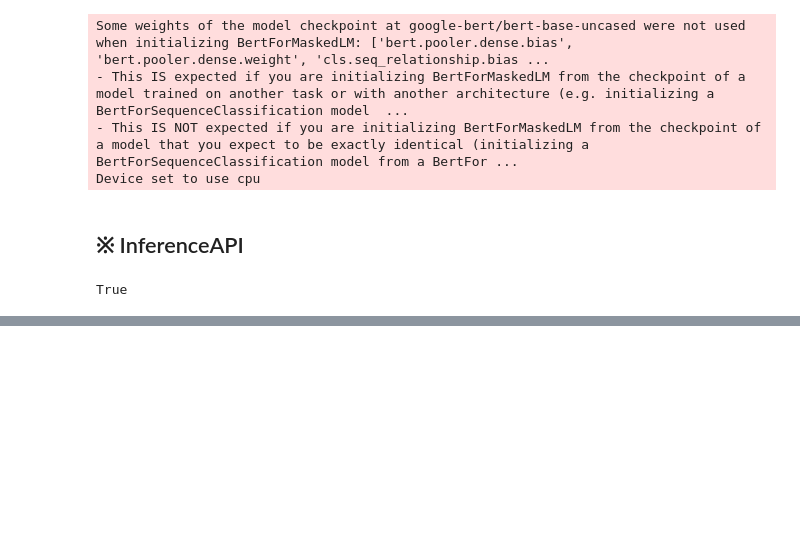
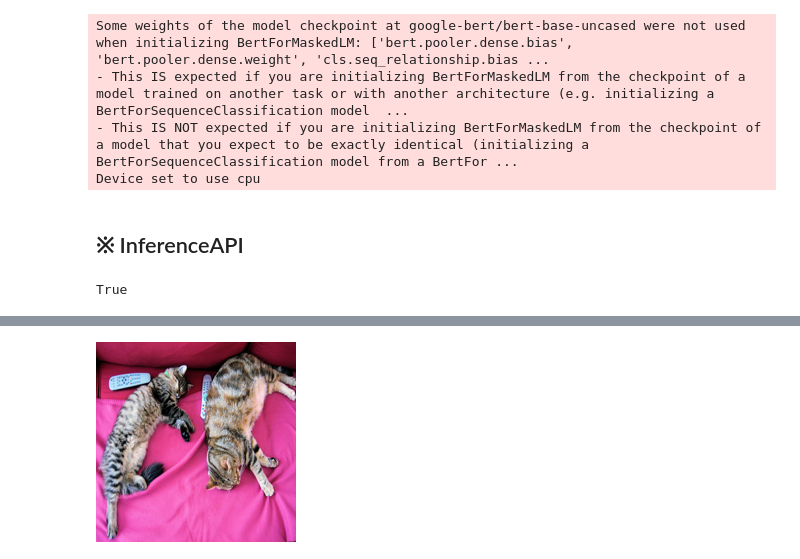
Before and after one commit to hora4444/ai, a Jupyter notebook: source/08_LLM/ch1_허깅페이스.ipynb, the cells around one changed output, grey strips where cells are left out. Saved outputs shown, nothing was run; the diff lists cells and outputs as text; code cells hidden in the pictures; blank space fills up the shorter version.

```diff
--- a/source/08_LLM/ch1_허깅페이스.ipynb
+++ b/source/08_LLM/ch1_허깅페이스.ipynb
@@ -297,0 +478,6 @@ True
+# %%
+image = Image.open(requests.get(url,stream=True).raw)
+small_image = image.resize((200,200))
+small_image
+# %% [output]
+[figure, added]
```
Also changed, not shown: parts of 24 cells of this notebook, 2 other files.
